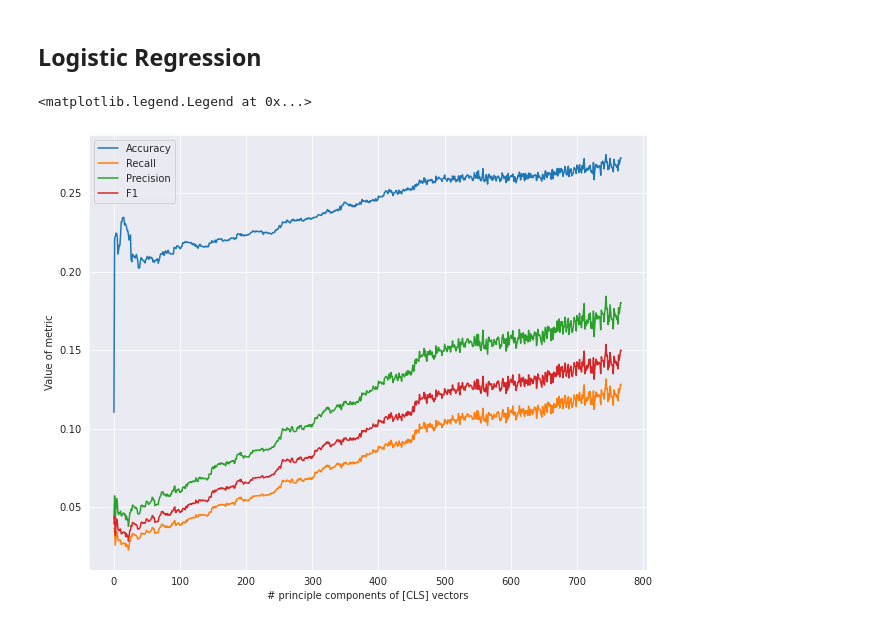
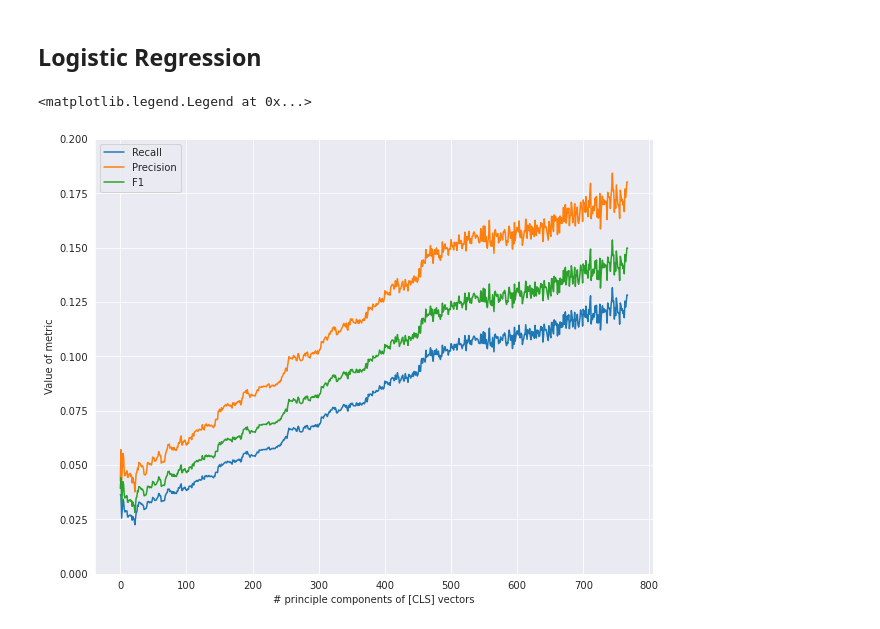
Before and after one commit to mmahbub/sentiment_analysis_dp, a Jupyter notebook: dev_nbs/poisoned_analysis.ipynb, the cells around one changed output. Saved outputs shown, nothing was run; the diff lists cells and outputs as text; code cells hidden in the pictures.

```diff
--- a/dev_nbs/poisoned_analysis.ipynb
+++ b/dev_nbs/poisoned_analysis.ipynb
@@ -292,17 +282,17 @@ except FileNotFoundError:
     pickle.dump(metric_str, f)
 # %%
 fig, ax = plt.subplots(1, 1, figsize = (10,8))
-sns.lineplot(x=range(len(cls_columns)), y=acc, ax=ax)
+# sns.lineplot(x=range(len(cls_columns)), y=acc, ax=ax)
 sns.lineplot(x=range(len(cls_columns)), y=recall, ax=ax)
 sns.lineplot(x=range(len(cls_columns)), y=pre, ax=ax)
 sns.lineplot(x=range(len(cls_columns)), y=f1, ax=ax)
-# ax.set_ylim(0, 0.2)
+ax.set_ylim(0, 0.2)
 ax.set_xlabel('# principle components of [CLS] vectors')
 ax.set_ylabel('Value of metric')
-ax.legend(['Accuracy', 'Recall', 'Precision', 'F1'])
-# ax.legend(['Recall', 'Precision', 'F1'])
+# ax.legend(['Accuracy', 'Recall', 'Precision', 'F1'])
+ax.legend(['Recall', 'Precision', 'F1'])
 # %% [output]
 <matplotlib.legend.Legend at 0x...>
-[figure, old version]
+[figure, new version]
 # %%
 np.max(recall), np.argmax(recall)
```
Also changed, not shown: parts of 16 cells of this notebook, 1 other file.
